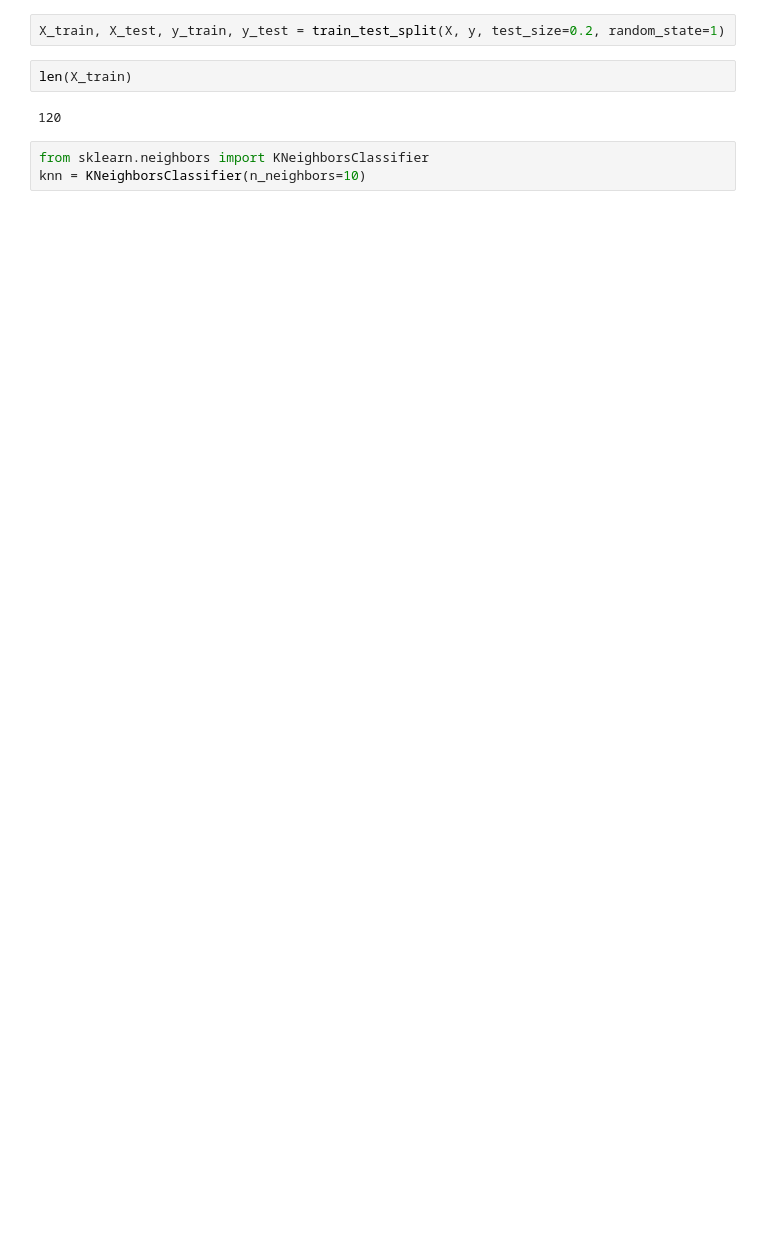
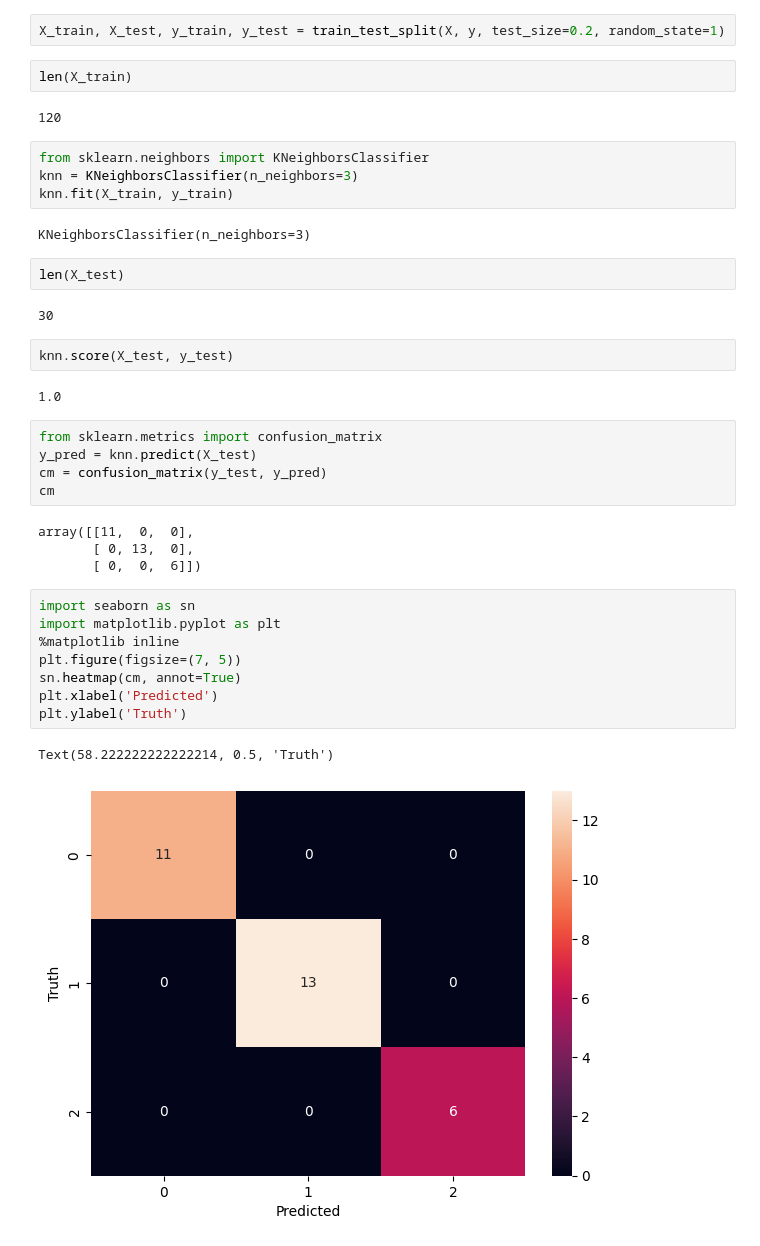
Before and after one commit to Innovanito/Machine-Learning-Tutorial, a Jupyter notebook: K Nearest Neighbors Classification/main.ipynb, the cells around one changed output. Drawn from its saved outputs; the diff is of its cells as text; blank space fills up the shorter version.

```diff
--- a/K Nearest Neighbors Classification/main.ipynb
+++ b/K Nearest Neighbors Classification/main.ipynb
@@ -93,4 +109,35 @@ len(X_train)
 120
 # %%
 from sklearn.neighbors import KNeighborsClassifier
-knn = KNeighborsClassifier(n_neighbors=10)
+knn = KNeighborsClassifier(n_neighbors=3)
+knn.fit(X_train, y_train)
+# %% [output]
+KNeighborsClassifier(n_neighbors=3)
+# %%
+len(X_test)
+# %% [output]
+30
+# %%
+knn.score(X_test, y_test)
+# %% [output]
+1.0
+# %%
+from sklearn.metrics import confusion_matrix
+y_pred = knn.predict(X_test)
+cm = confusion_matrix(y_test, y_pred)
+cm
+# %% [output]
+array([[11,  0,  0],
+       [ 0, 13,  0],
+       [ 0,  0,  6]])
+# %%
+import seaborn as sn
+import matplotlib.pyplot as plt
+%matplotlib inline
+plt.figure(figsize=(7, 5))
+sn.heatmap(cm, annot=True)
+plt.xlabel('Predicted')
+plt.ylabel('Truth')
+# %% [output]
+Text(58.222222222222214, 0.5, 'Truth')
+[figure, added]
```
Also changed, not shown: parts of 2 cells of this notebook, 1 other file.
